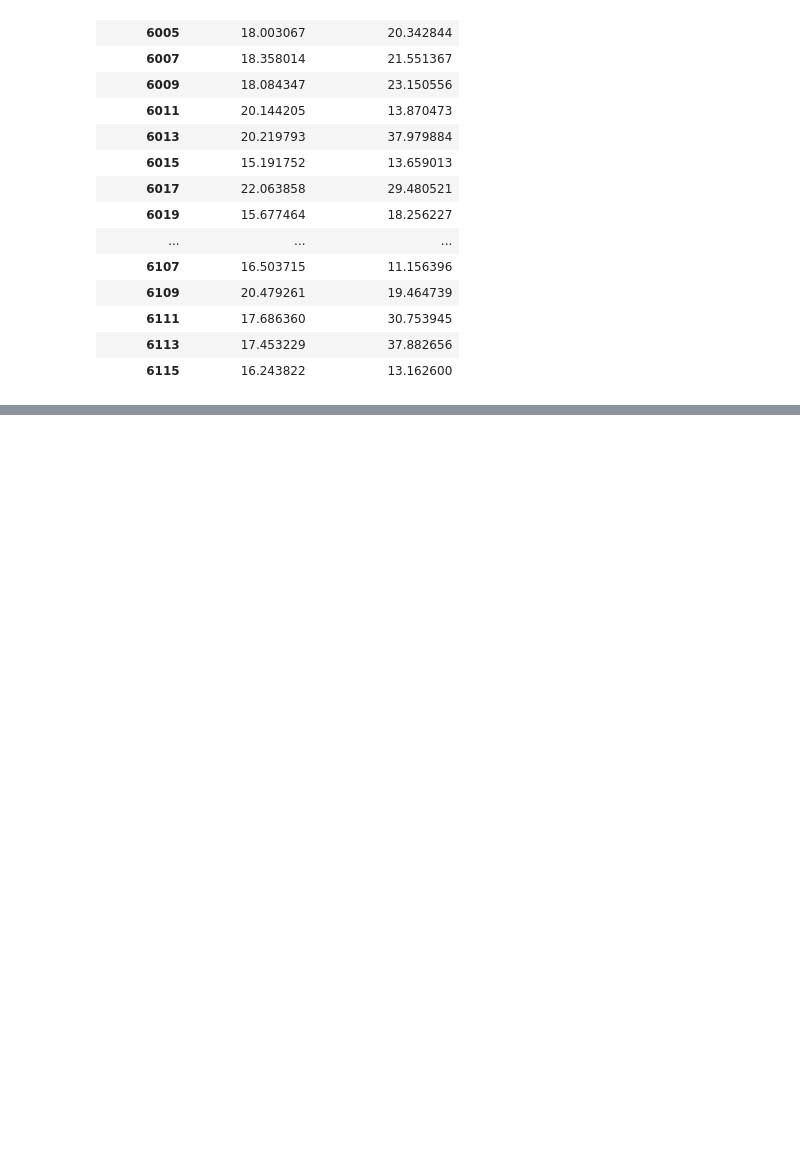
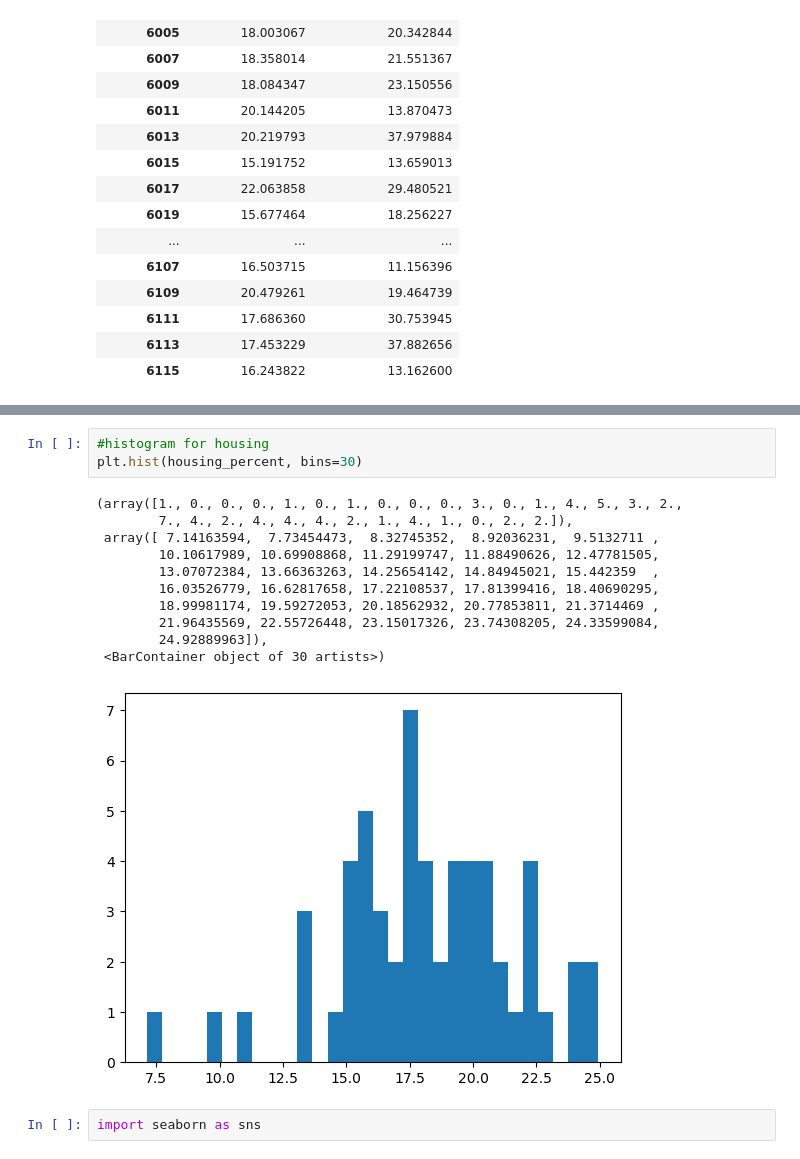
Before and after one commit to Naye312/Math189-group33, a Jupyter notebook: scatterplot.ipynb, the cells around one changed output, grey strips where cells are left out. Drawn from its saved outputs; the diff is of its cells as text; blank space fills up the shorter version.

```diff
--- a/scatterplot.ipynb
+++ b/scatterplot.ipynb
@@ -102,0 +115,17 @@ Notes:
+# %%
+#histogram for housing
+plt.hist(housing_percent, bins=30)
+# %% [output]
+(array([1., 0., 0., 0., 1., 0., 1., 0., 0., 0., 3., 0., 1., 4., 5., 3., 2.,
+        7., 4., 2., 4., 4., 4., 2., 1., 4., 1., 0., 2., 2.]),
+ array([ 7.14163594,  7.73454473,  8.32745352,  8.92036231,  9.5132711 ,
+        10.10617989, 10.69908868, 11.29199747, 11.88490626, 12.47781505,
+        13.07072384, 13.66363263, 14.25654142, 14.84945021, 15.442359  ,
+        16.03526779, 16.62817658, 17.22108537, 17.81399416, 18.40690295,
+        18.99981174, 19.59272053, 20.18562932, 20.77853811, 21.3714469 ,
+        21.96435569, 22.55726448, 23.15017326, 23.74308205, 24.33599084,
+        24.92889963]),
+ <BarContainer object of 30 artists>)
+[figure, added]
+# %%
+import seaborn as sns
```
Also changed, not shown: parts of 13 cells of this notebook.
